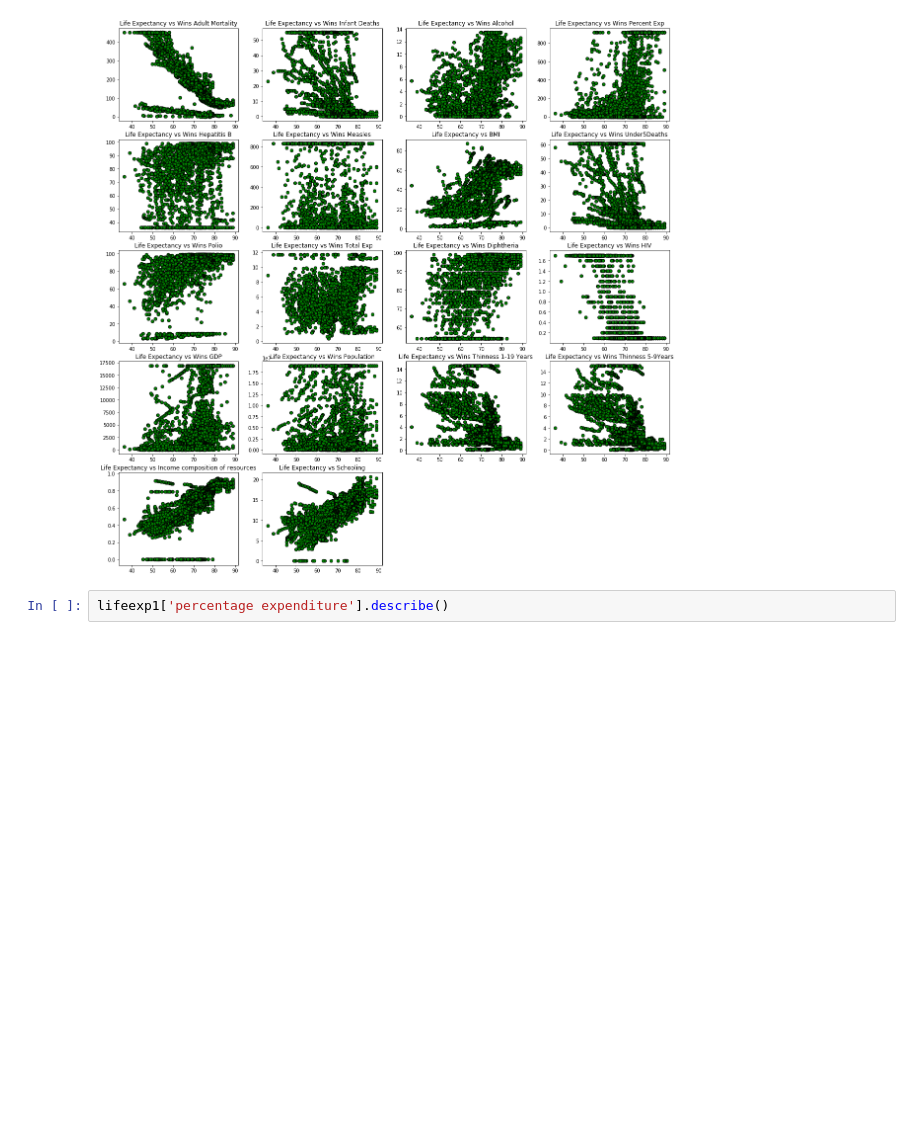
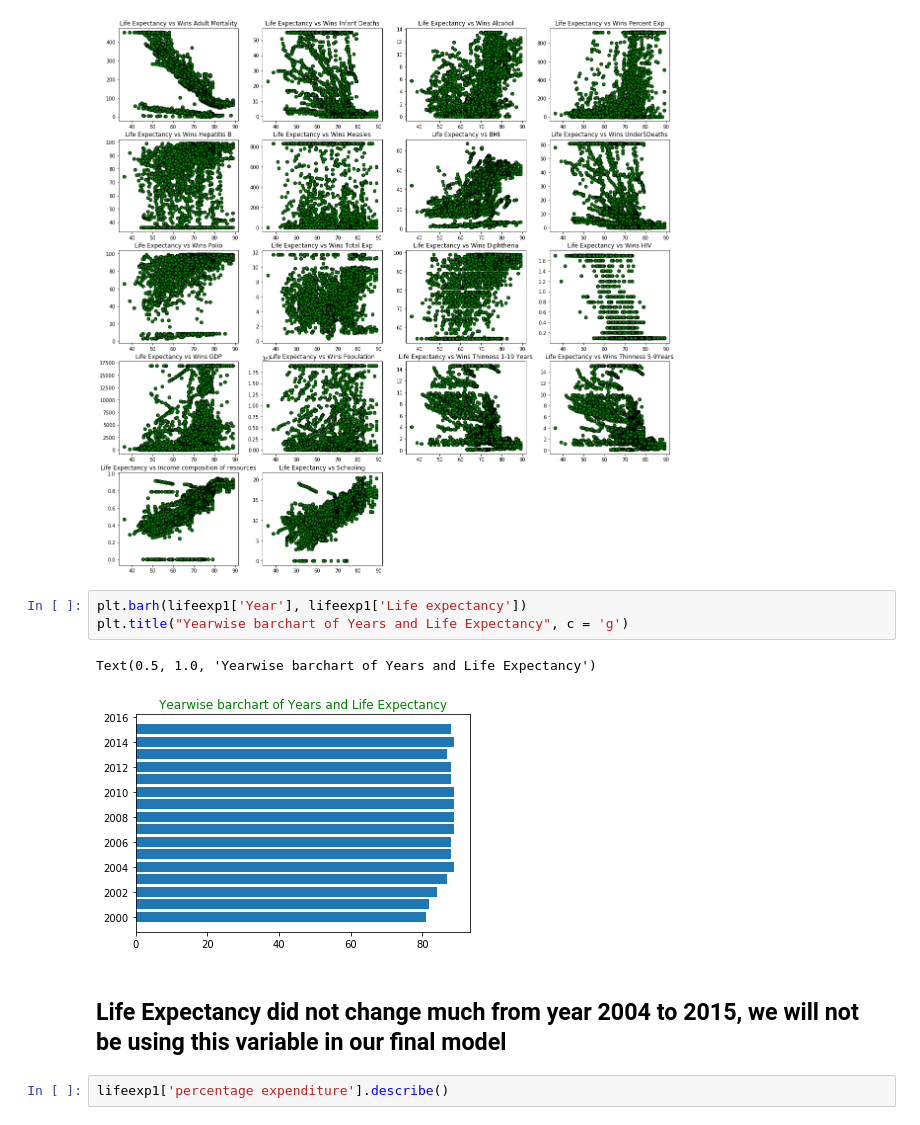
Before and after one commit to iamkkdev/Thinkful-github, a Jupyter notebook: Challenge1.ipynb, the cells around one changed output. Drawn from its saved outputs; the diff is of its cells as text; blank space fills up the shorter version.

```diff
--- a/Challenge1.ipynb
+++ b/Challenge1.ipynb
@@ -1623,6 +1623,14 @@ plt.title("Life Expectancy vs Schooling")
 # %% [output]
 Text(0.5, 1.0, 'Life Expectancy vs Schooling')
 [figure]
+# %%
+plt.barh(lifeexp1['Year'], lifeexp1['Life expectancy'])
+plt.title("Yearwise barchart of Years and Life Expectancy", c = 'g')
+# %% [output]
+Text(0.5, 1.0, 'Yearwise barchart of Years and Life Expectancy')
+[figure, added]
+# %% [markdown]
+## Life Expectancy did not change much from year 2004 to 2015, we will not be using this variable in our final model
 # %%
 lifeexp1['percentage expenditure'].describe()
 # %% [output]
```
